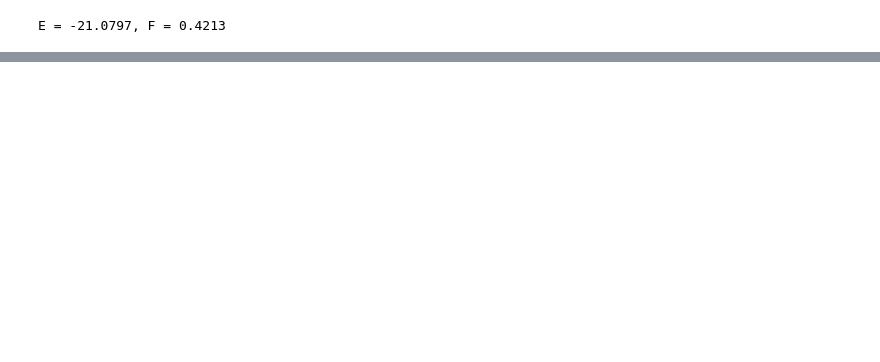
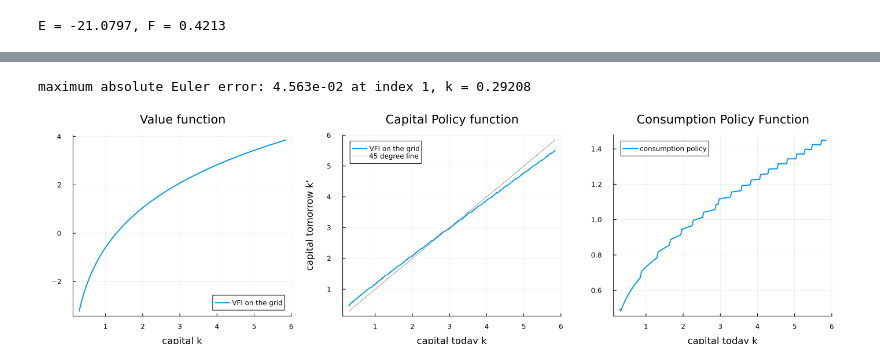
Before and after one commit to Manucher-Karimi/Manucher-Karimi-Computational_Macro-2026, a Jupyter notebook: Julia/PS1/Karimi-PS1.ipynb, the cells around one changed output, grey strips where cells are left out. Saved outputs shown, nothing was run; the diff lists cells and outputs as text; code cells hidden in the pictures; blank space fills up the shorter version.

```diff
--- a/Julia/PS1/Karimi-PS1.ipynb
+++ b/Julia/PS1/Karimi-PS1.ipynb
@@ -69,9 +45,0 @@ k* = 0.1689, grid bounds 0.0169 to 0.3379
-# %%
-# Constructing reward matrix U for baseline formulation of problem (Matrix is dependent on delta!)
-Y = meshes.k .^ par.α
-C = meshes.k .^ par.α - meshes.kprime .+ (1 - par.δ) .* meshes.k
-
-U = fill(-Inf, size(C))
-U[C .> 0] = util.(C[C .> 0], Ref(par))
-println("share of feasible pairs: ", round(count(C .> 0) / length(C), digits = 4))
-println("no NaN in U: ", !any(isnan, U))
@@ -255,0 +213,21 @@ euler_error = 1 .- (par.β.*(par.α .* kprime_2 .^(par.α -1) .+ 1 .- par.δ)).^
+# %%
+# Question 2.1.E
+par = EconomicParameters(γ = 2.0, δ = 0.1)
+euler_error_CRRA = euler_eq_error(par)
+#mean_euler_error_CRR = mean(euler_error_CRRA)
+#@printf("Mean of log10 of Euler equation error: %.3f\n", log10(mean_euler_error_CRR))
+policy_idx, k_grid, value, policy_capital, consumption = solve_vfi(par, mpar, verbose = false)
+
+p1 = plot(k_grid, value, linewidth = 2, label = "VFI on the grid", legend = :bottomright,
+          xlabel = "capital k", title = "Value function")
+p2 = plot(k_grid, policy_capital, seriestype = :stepmid, linewidth = 1.5, label = "VFI on the grid", legend = :topleft,
+          xlabel = "capital today k", ylabel = "capital tomorrow k'", title = "Capital Policy function")
+plot!(p2, k_grid, k_grid, color = :gray, linewidth = 0.8, label = "45 degree line")
+
+p3 = plot(k_grid, consumption, linewidth = 2, label = "consumption policy",
+          xlabel = "capital today k", title = "Consumption Policy Function")
+
+plot(p1, p2, p3, layout = (1, 3), size = (1400, 400), margin = 5Plots.mm)
+# %% [output]
+maximum absolute Euler error: 4.563e-02 at index 1, k = 0.29208
+[figure, added]
```
Also changed, not shown: parts of 6 cells of this notebook.
